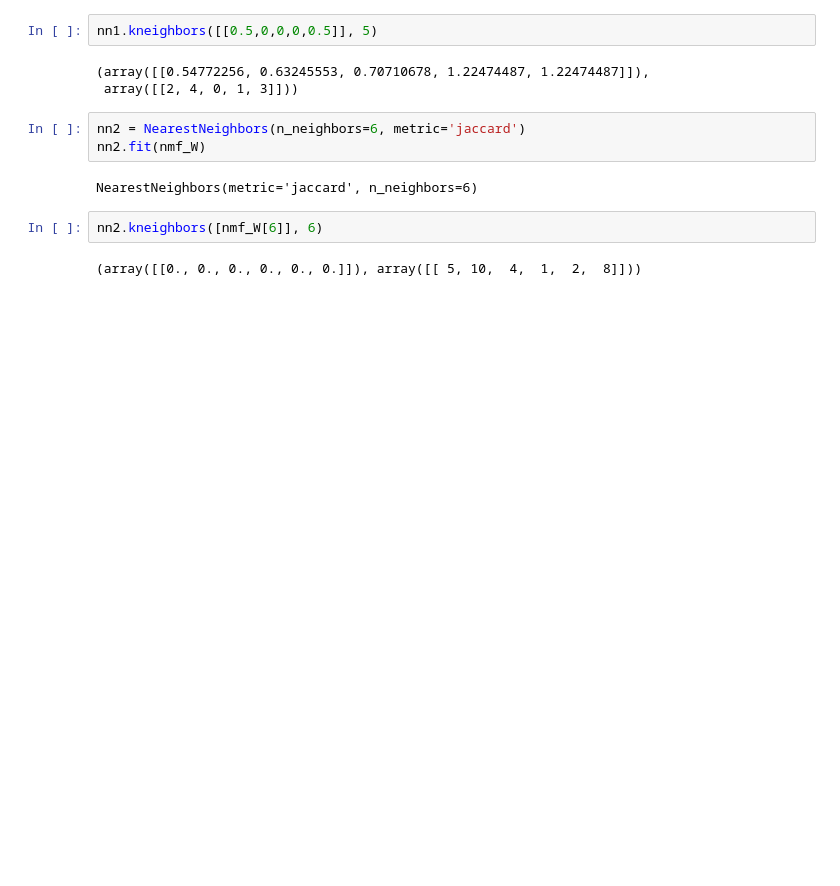
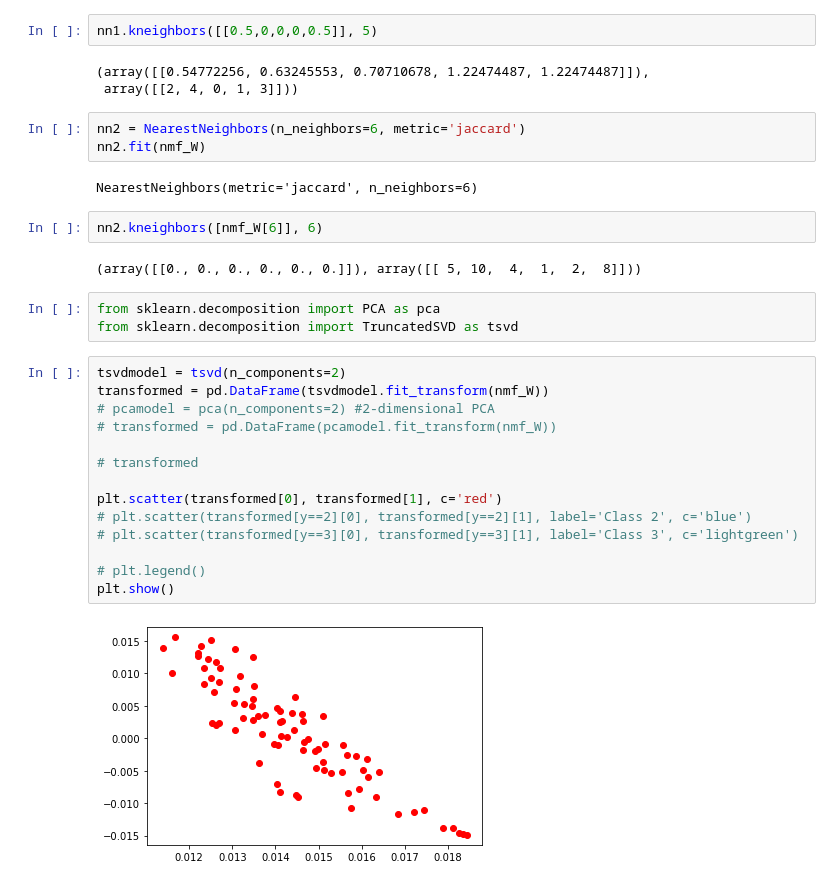
Before and after one commit to benhur07b/ms-thesis-spatial-analysis-shooting-philippine-basketball, a Jupyter notebook: code/python/analysis-and-visualization/analysis-and-visualization.ipynb, the cells around one changed output. Cells and saved outputs as stored; diff of their text form; blank space fills up the shorter version.

```diff
--- a/code/python/analysis-and-visualization/analysis-and-visualization.ipynb
+++ b/code/python/analysis-and-visualization/analysis-and-visualization.ipynb
@@ -479,3 +493,22 @@ NearestNeighbors(metric='jaccard', n_neighbors=6)
 nn2.kneighbors([nmf_W[6]], 6)
 # %% [output]
 (array([[0., 0., 0., 0., 0., 0.]]), array([[ 5, 10,  4,  1,  2,  8]]))
+# %%
+from sklearn.decomposition import PCA as pca
+from sklearn.decomposition import TruncatedSVD as tsvd
+# %%
+tsvdmodel = tsvd(n_components=2)
+transformed = pd.DataFrame(tsvdmodel.fit_transform(nmf_W))
+# pcamodel = pca(n_components=2) #2-dimensional PCA
+# transformed = pd.DataFrame(pcamodel.fit_transform(nmf_W))
+
+# transformed
+
+plt.scatter(transformed[0], transformed[1], c='red')
+# plt.scatter(transformed[y==2][0], transformed[y==2][1], label='Class 2', c='blue')
+# plt.scatter(transformed[y==3][0], transformed[y==3][1], label='Class 3', c='lightgreen')
+
+# plt.legend()
+plt.show()
+# %% [output]
+[figure, added]
```
Also changed, not shown: parts of 4 cells of this notebook, 50 other files.
